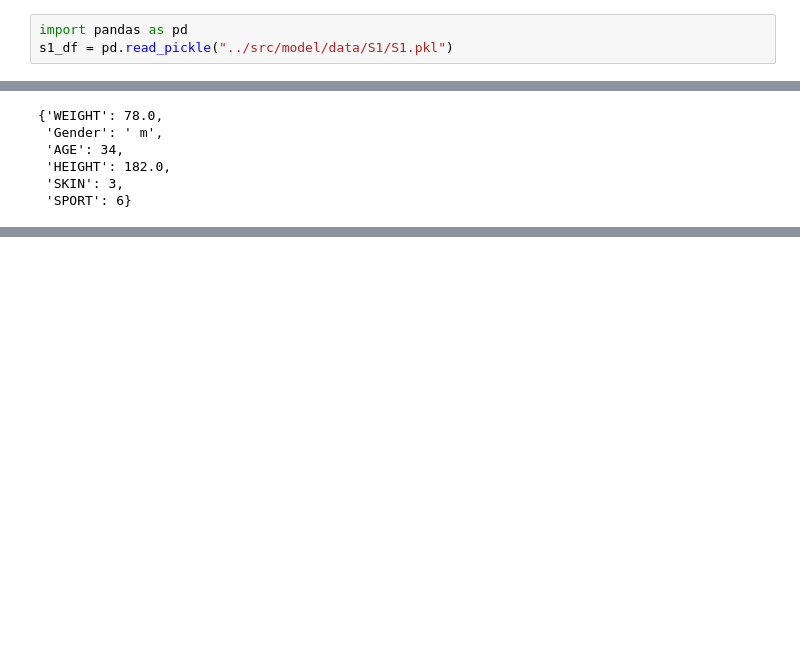
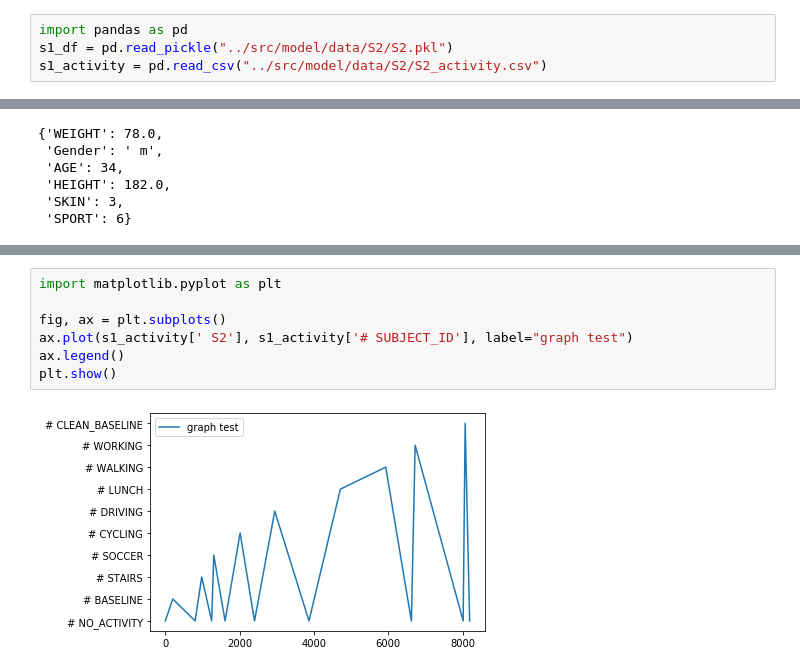
Before and after one commit to RichIemmont/esilv-projet-python-a5, a Jupyter notebook: data_exploration/data_viz.ipynb, the cells around one changed output, grey strips where cells are left out. Cells and saved outputs as stored; diff of their text form; blank space fills up the shorter version.

Commit message:
data exploration

```diff
--- a/data_exploration/data_viz.ipynb
+++ b/data_exploration/data_viz.ipynb
@@ -2,7 +2,8 @@
 Premièrement on va commencer par regarder les données qu'on peut exploiter grâce au sujet 1
 # %%
 import pandas as pd
-s1_df = pd.read_pickle("../src/model/data/S1/S1.pkl")
+s1_df = pd.read_pickle("../src/model/data/S2/S2.pkl")
+s1_activity = pd.read_csv("../src/model/data/S2/S2_activity.csv")
 # %%
 type(s1_df)
 s1_keys = s1_df.keys()
@@ -69,0 +89,9 @@ s1_df['questionnaire']
+# %%
+import matplotlib.pyplot as plt
+
+fig, ax = plt.subplots()
+ax.plot(s1_activity[' S2'], s1_activity['# SUBJECT_ID'], label="graph test")
+ax.legend()
+plt.show()
+# %% [output]
+[figure, added]
```
Also changed, not shown: parts of 11 cells of this notebook.
